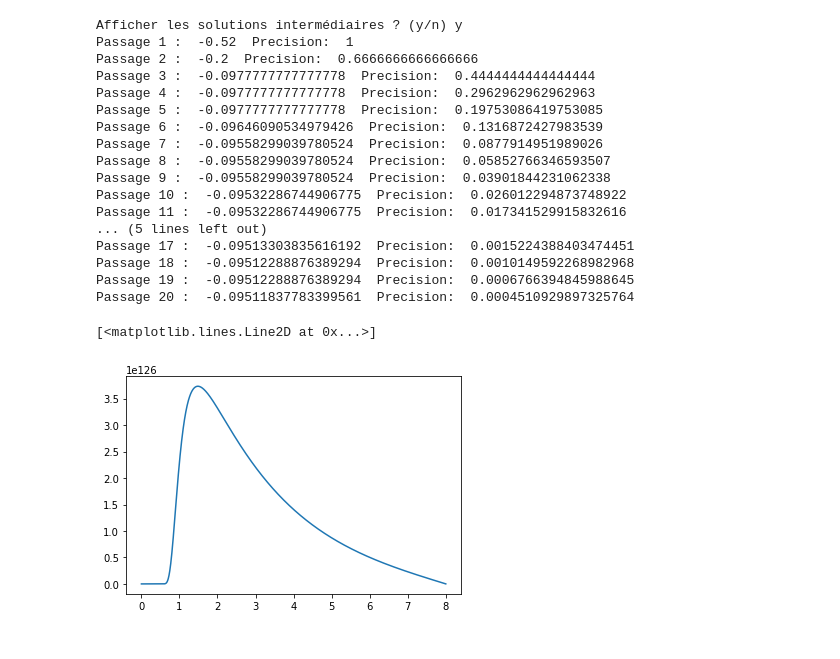
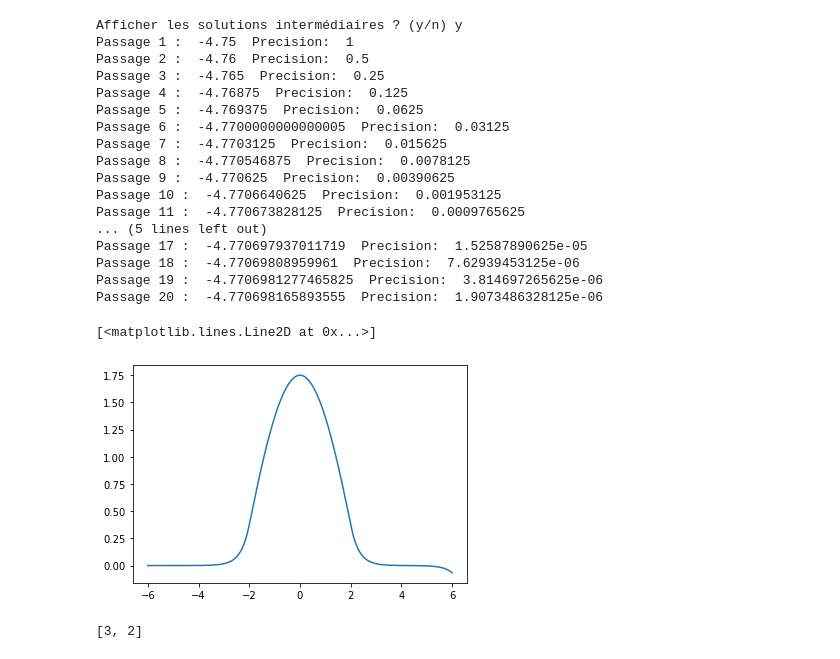
Before and after one commit to rvanco/Projet_info_Schrodinger_M1, a Jupyter notebook: dichotomie_propre2.ipynb, the cells around one changed output. Cells and saved outputs as stored; diff of their text form; code cells hidden in the pictures.

```diff
--- a/dichotomie_propre2.ipynb
+++ b/dichotomie_propre2.ipynb
@@ -92,12 +99,12 @@ def dichotomie (V,x_range,Nb_passage,It_passage,zoom,E_min,dE,eps):
 # %%
 #CONTIENT LA PLAGE DES VALEURS DE X UTILES,LA VALEUR DE LA PREMIERE DERIVEE EN x_m, ET LE POTENTIEL. TRACE LE POTENTIEL.
-V=V3 #potentiel utilisé
-x_m=0.001
-x_M=8
+V=V1 #potentiel utilisé
+x_m=-6
+x_M=6
 dx=5*10**(-3)
 eps=dx*10**(-5)
 x_range = np.linspace(x_m,x_M,int((x_M-x_m)/dx))
 plt.plot(x_range,V(x_range))
 #plt.yscale('log')
-plt.ylim(-6,10)
+plt.ylim(-5,2)
 # %% [output]
@@ -137,37 +177,46 @@ E_value
 #CONTIENT LES VALEURS NECCESSAIRE A LA DICHOTOMIE. EFFECTUE LE CALCUL ADEQUAT
 Nb_passage=20 #nombre de passage effectuées
 It_passage=50 #nombre d'iterations effectuées à chaque passage (doit être > 4)
-zoom=1.5 # valeur de l'augmentation de precision entre chaque passage
-E_min=-1 #valeur de depart de recherche de l'energie
+zoom=2 # valeur de l'augmentation de precision entre chaque passage
+E_min=-5 #valeur de depart de recherche de l'energie
 dE=0.01 #pas de depart de l'energie
 x_range = np.linspace(x_m,x_M,int((x_M-x_m)/dx))
 dichotomie(V,x_range,Nb_passage,It_passage,zoom,E_min,dE,eps)
 # %% [output]
 Afficher les solutions intermédiaires ? (y/n) y
-Passage 1 :  -0.52  Precision:  1
-Passage 2 :  -0.2  Precision:  0.6666666666666666
-Passage 3 :  -0.0977777777777778  Precision:  0.4444444444444444
-Passage 4 :  -0.0977777777777778  Precision:  0.2962962962962963
-Passage 5 :  -0.0977777777777778  Precision:  0.19753086419753085
-Passage 6 :  -0.09646090534979426  Precision:  0.1316872427983539
-Passage 7 :  -0.09558299039780524  Precision:  0.0877914951989026
-Passage 8 :  -0.09558299039780524  Precision:  0.05852766346593507
-Passage 9 :  -0.09558299039780524  Precision:  0.03901844231062338
-Passage 10 :  -0.09532286744906775  Precision:  0.026012294873748922
-Passage 11 :  -0.09532286744906775  Precision:  0.017341529915832616
+Passage 1 :  -4.75  Precision:  1
+Passage 2 :  -4.76  Precision:  0.5
+Passage 3 :  -4.765  Precision:  0.25
+Passage 4 :  -4.76875  Precision:  0.125
+Passage 5 :  -4.769375  Precision:  0.0625
+Passage 6 :  -4.7700000000000005  Precision:  0.03125
+Passage 7 :  -4.7703125  Precision:  0.015625
+Passage 8 :  -4.770546875  Precision:  0.0078125
+Passage 9 :  -4.770625  Precision:  0.00390625
+Passage 10 :  -4.7706640625  Precision:  0.001953125
+Passage 11 :  -4.770673828125  Precision:  0.0009765625
 ... (5 lines left out)
-Passage 17 :  -0.09513303835616192  Precision:  0.0015224388403474451
-Passage 18 :  -0.09512288876389294  Precision:  0.0010149592268982968
-Passage 19 :  -0.09512288876389294  Precision:  0.0006766394845988645
-Passage 20 :  -0.09511837783399561  Precision:  0.0004510929897325764
+Passage 17 :  -4.770697937011719  Precision:  1.52587890625e-05
+Passage 18 :  -4.77069808959961  Precision:  7.62939453125e-06
+Passage 19 :  -4.7706981277465825  Precision:  3.814697265625e-06
+Passage 20 :  -4.770698165893555  Precision:  1.9073486328125e-06
 # %%
 #TRACE LA FONCTION D'ONDE POUR L'ENERGIE E_eval.
-E_eval=  -0.09511837783399561
-psi_range=np.zeros(int((x_M-x_m)/dx))
+#E_eval=  0.350038719177246
+#E_eval=  0.7254353525943745
+#E_eval=-0.09602050368929597
+E_eval=-4.770698165893555
+#E_eval=-2.979095001220704
+psi_range=np.zeros(len(x_range))
 psi_range[0] = 0
 psi_range[1] = eps
 out=numerov(psi_range,x_range,V,E_eval,1)
 plt.plot(x_range,out)
 # %% [output]
 [<matplotlib.lines.Line2D at 0x...>]
-[figure, old version]
+[figure, new version]
+# %%
+I=[]
+I+[1+2]+[2]
+# %% [output]
+[3, 2]
```
Also changed, not shown: parts of 5 cells of this notebook.
